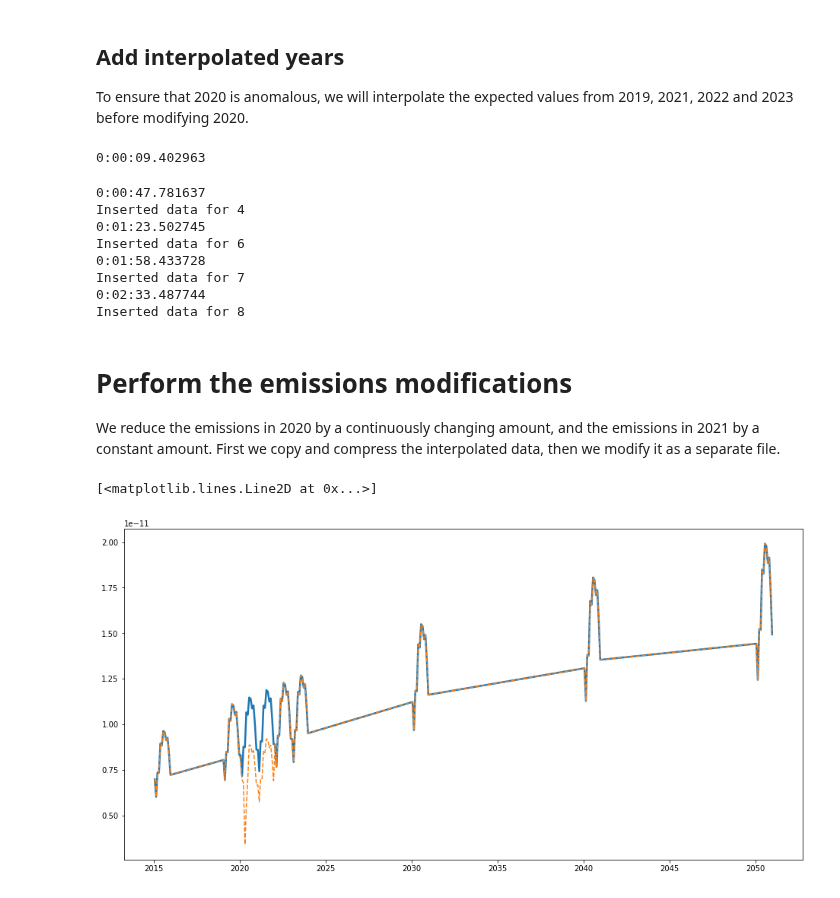
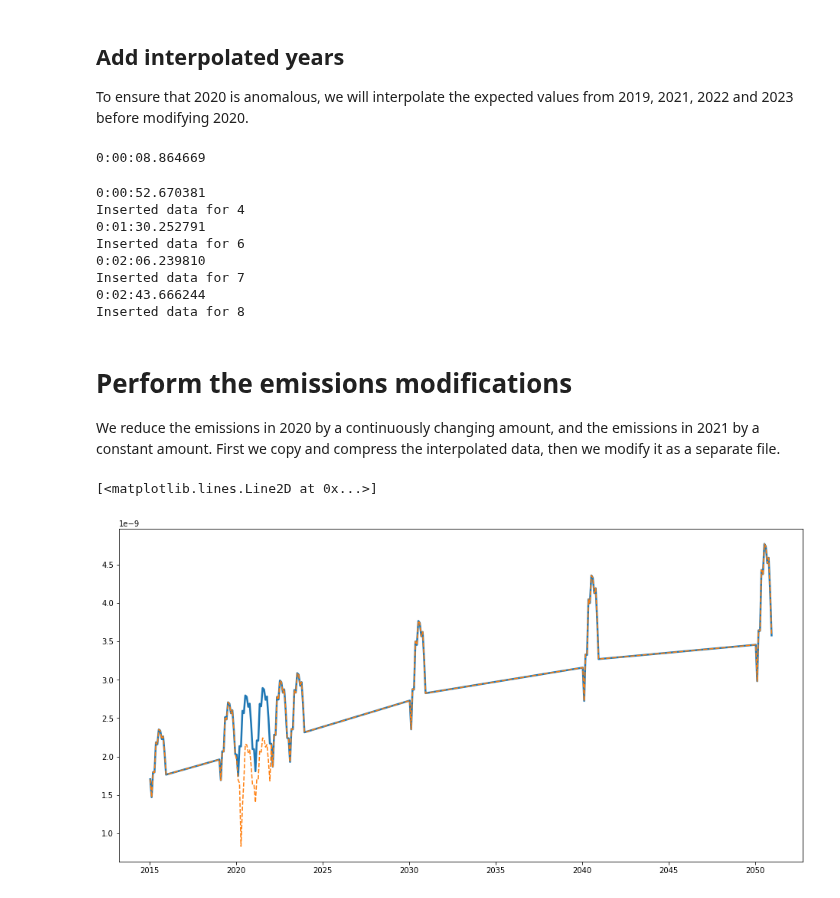
Before and after one commit to Rlamboll/modify_COVID19_netCDF_Emissions, a Jupyter notebook: calculations/calc_aviation_emissions.ipynb, the cells around one changed output. Cells and saved outputs as stored; diff of their text form; code cells hidden in the pictures.

```diff
--- a/calculations/calc_aviation_emissions.ipynb
+++ b/calculations/calc_aviation_emissions.ipynb
@@ -33,7 +39,7 @@ month_plat = "06"  # CHANGE ON UPDATE
 # variables for loading files
 input_folder = "../input/"
 output_folder = "../output/aviation/"
-nox_input = "NOx-em-AIR-anthro_input4MIPs_emissions_ScenarioMIP_IAMC-MESSAGE-GLOBIOM-ssp245-1-1_gn_201501-210012.nc"
+nox_input = "CO2-em-AIR-anthro_input4MIPs_emissions_ScenarioMIP_IAMC-MESSAGE-GLOBIOM-ssp245-1-1_gn_201501-210012.nc"
 input_flights = "total-number-of-flights.csv"
 
 
@@ -45,7 +51,7 @@ def convert_years_to_days(year):  # Data is recorded in 365-day years
 # We don't want data after 2050.
 tcutoff = convert_years_to_days(2050.99)
 # name of the variable in the file
-key_variable = "NOx_em_AIR_anthro"
+key_variable = "CO2_em_AIR_anthro"
 # Years to interpolate, as number of years after 2015.
 yeardif_to_interpolate = [4, 6, 7, 8]
 working_string = "_workings"
@@ -164,7 +170,7 @@ data = cutoff_netcdf_time(input_folder, output_folder, nox_input, tcutoff, scena
 end = datetime.now()
 print(end - start)
 # %% [output]
-0:00:09.402963
+0:00:08.864669
 # %%
 start = datetime.now()
 for yeardif in yeardif_to_interpolate:
@@ -174,13 +180,13 @@ for yeardif in yeardif_to_interpolate:
     print(end - start)
     print("Inserted data for {}".format(yeardif))
 # %% [output]
-0:00:47.781637
+0:00:52.670381
 Inserted data for 4
-0:01:23.502745
+0:01:30.252791
 Inserted data for 6
-0:01:58.433728
+0:02:06.239810
 Inserted data for 7
-0:02:33.487744
+0:02:43.666244
 Inserted data for 8
 # %% [markdown]
 # Perform the emissions modifications
@@ -202,20 +208,20 @@ for time in range(1, 13):
             abs(data.variables["time"][:] - convert_years_to_days(2020 + (time - 0.5)/12))
         )
     )
-    output[timeind, ...] *= monthly_flight_chng["Flights"].loc[time]
+    output[:, timeind, ...] *= monthly_flight_chng["Flights"].loc[time]
     timeind = np.where(
         abs(data.variables["time"][:] - convert_years_to_days(2021 + (time - 0.5)/12)) == min(
             abs(data.variables["time"][:] - convert_years_to_days(2021 + (time - 0.5)/12))
         )
     )
-    output[timeind, ...] *= monthly_flight_chng["Flights"].iloc[-1]
+    output[:, timeind, ...] *= monthly_flight_chng["Flights"].iloc[-1]
 # %%
 plt.figure(figsize=(16, 8))
-plt.plot(data.variables["time"][:] / 365 + 2015, data.variables["NOx_em_AIR_anthro"][:, 0, 283, 360], linewidth=2.5)
-plt.plot(data.variables["time"][:] / 365 + 2015, output[:, 0, 283, 360],  linestyle="--")
+plt.plot(data.variables["time"][:] / 365 + 2015, data.variables[key_variable][0, :, 283, 360], linewidth=2.5)
+plt.plot(data.variables["time"][:] / 365 + 2015, output[0, :, 283, 360],  linestyle="--")
 # %% [output]
 [<matplotlib.lines.Line2D at 0x...>]
-[figure, old version]
+[figure, new version]
 # %%
 data.variables[key_variable][...] = output[...]
 data.close()
```
Also changed, not shown: parts of 3 cells of this notebook.
